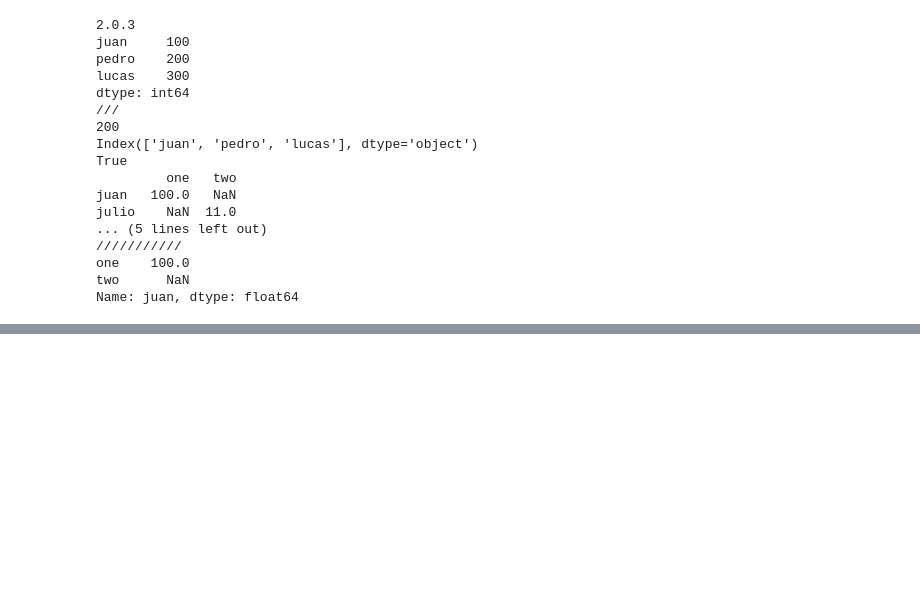
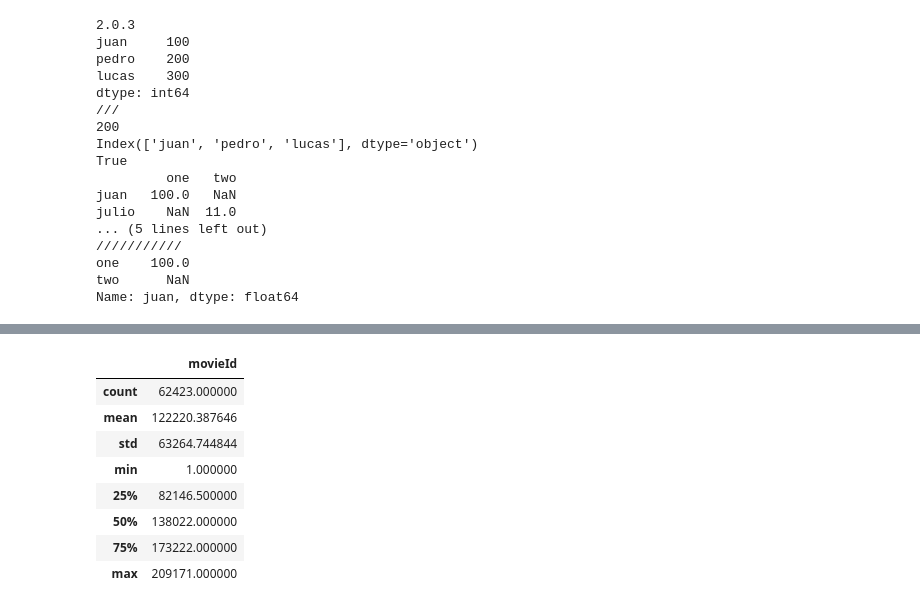
Before and after one commit to mmmerlyd/InteligenciaArtificial, a Jupyter notebook: Te_damos_la_bienvenida_a_Colaboratory.ipynb, the cells around one changed output, grey strips where cells are left out. Saved outputs shown, nothing was run; the diff lists cells and outputs as text; code cells hidden in the pictures; blank space fills up the shorter version.

```diff
--- a/Te_damos_la_bienvenida_a_Colaboratory.ipynb
+++ b/Te_damos_la_bienvenida_a_Colaboratory.ipynb
@@ -46,0 +139,12 @@ Name: juan, dtype: float64
+# %%
+df.describe()
+# %% [output]
+|  | movieId |
+| count | 62423.000000 |
+| mean | 122220.387646 |
+| std | 63264.744844 |
+| min | 1.000000 |
+| 25% | 82146.500000 |
+| 50% | 138022.000000 |
+| 75% | 173222.000000 |
+| max | 209171.000000 |
```
Also changed, not shown: parts of 16 cells of this notebook.
